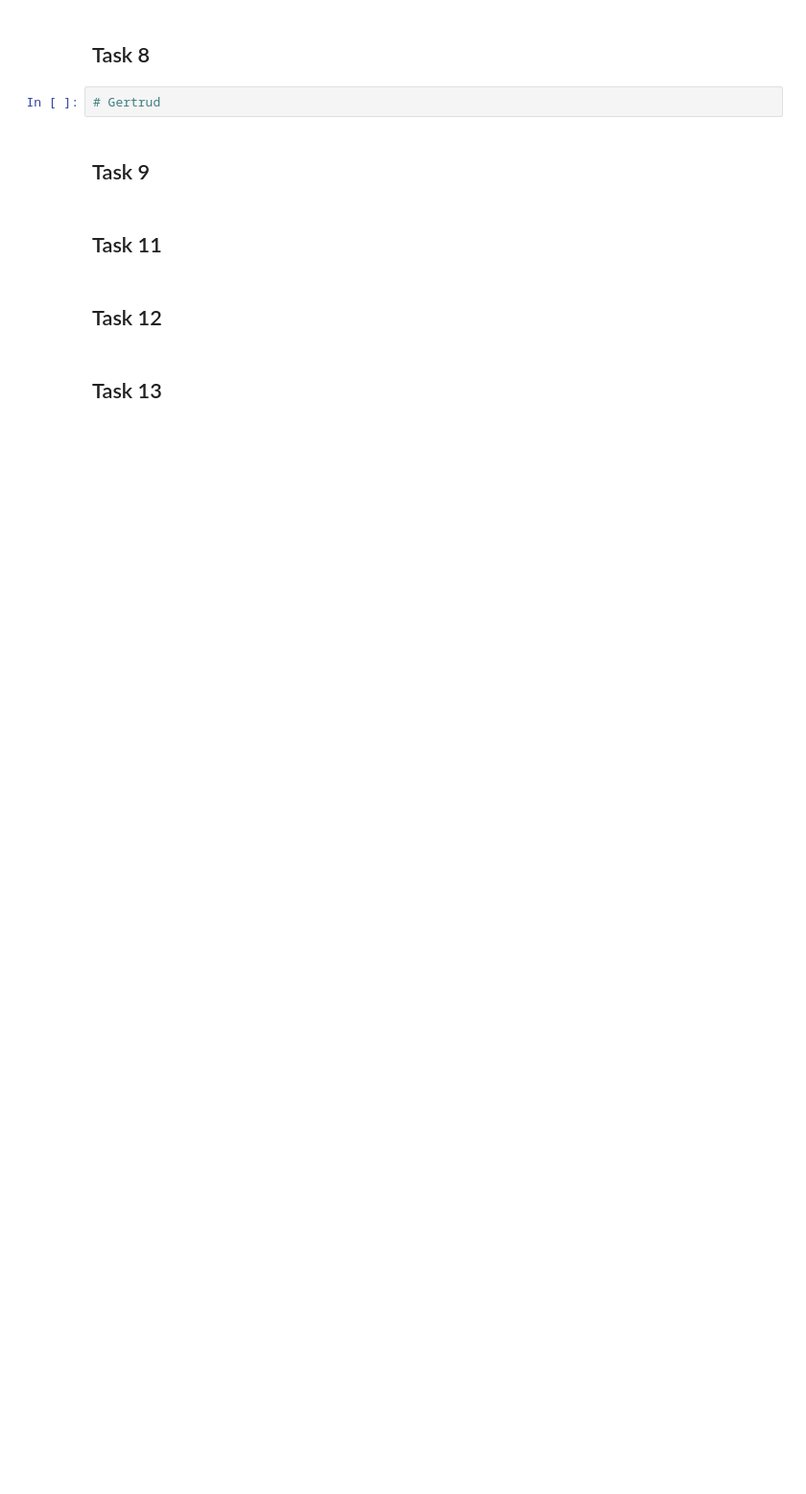
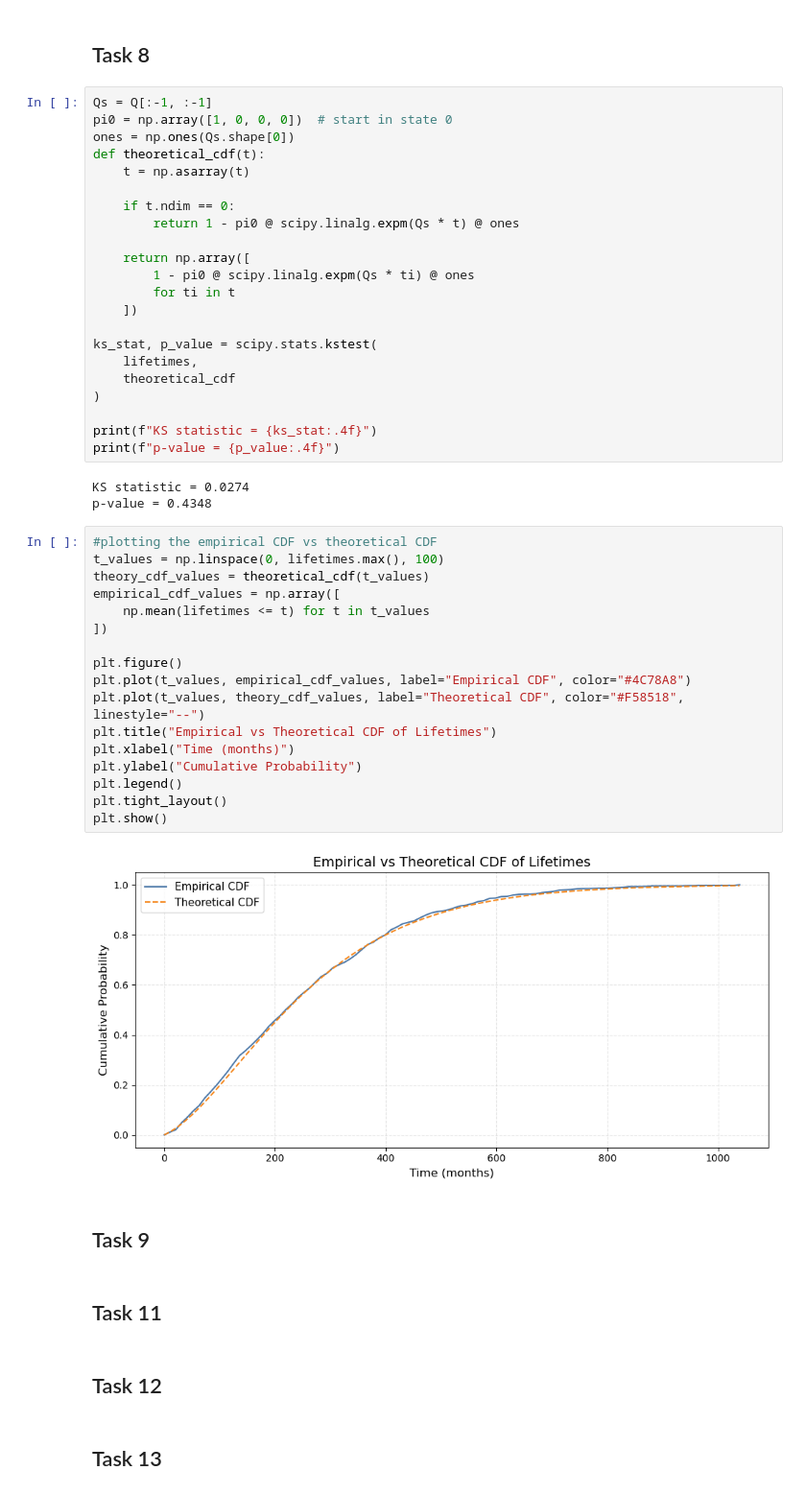
Before and after one commit to markus1573/stokastisk-simulering, a Jupyter notebook: project1_code.ipynb, the cells around one changed output. Shown at 96% size. Drawn from its saved outputs; the diff is of its cells as text; blank space fills up the shorter version.

```diff
--- a/project1_code.ipynb
+++ b/project1_code.ipynb
@@ -211,7 +448,49 @@ print(f"Task 5: Variance reduction achieved:   {reduction:.2f}%")
 # %% [markdown]
 ## Task 8
 # %%
-# Gertrud
+Qs = Q[:-1, :-1]
+pi0 = np.array([1, 0, 0, 0])  # start in state 0
+ones = np.ones(Qs.shape[0])
+def theoretical_cdf(t):
+    t = np.asarray(t)
+
+    if t.ndim == 0:
+        return 1 - pi0 @ scipy.linalg.expm(Qs * t) @ ones
+
+    return np.array([
+        1 - pi0 @ scipy.linalg.expm(Qs * ti) @ ones
+        for ti in t
+    ])
+
+ks_stat, p_value = scipy.stats.kstest(
+    lifetimes,
+    theoretical_cdf
+)
+
+print(f"KS statistic = {ks_stat:.4f}")
+print(f"p-value = {p_value:.4f}")
+# %% [output]
+KS statistic = 0.0274
+p-value = 0.4348
+# %%
+#plotting the empirical CDF vs theoretical CDF
+t_values = np.linspace(0, lifetimes.max(), 100)
+theory_cdf_values = theoretical_cdf(t_values)
+empirical_cdf_values = np.array([
+    np.mean(lifetimes <= t) for t in t_values
+])
+
+plt.figure()
+plt.plot(t_values, empirical_cdf_values, label="Empirical CDF", color="#4C78A8")
+plt.plot(t_values, theory_cdf_values, label="Theoretical CDF", color="#F58518", linestyle="--")
+plt.title("Empirical vs Theoretical CDF of Lifetimes")
+plt.xlabel("Time (months)")
+plt.ylabel("Cumulative Probability")
+plt.legend()
+plt.tight_layout()
+plt.show()
+# %% [output]
+[figure, added]
 # %% [markdown]
 ## Task 9
 # %% [markdown]
```
Also changed, not shown: parts of 12 cells of this notebook.
